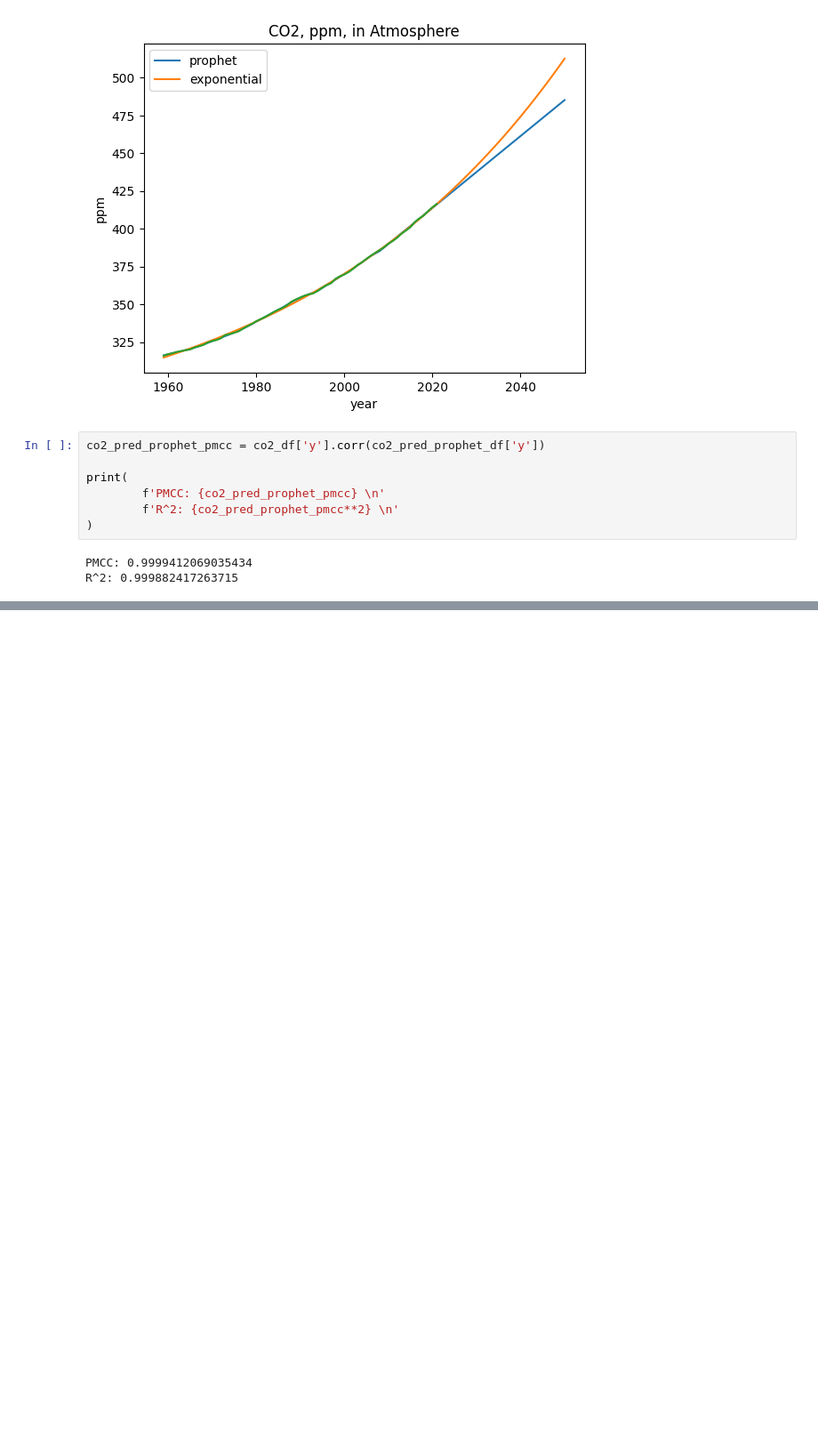
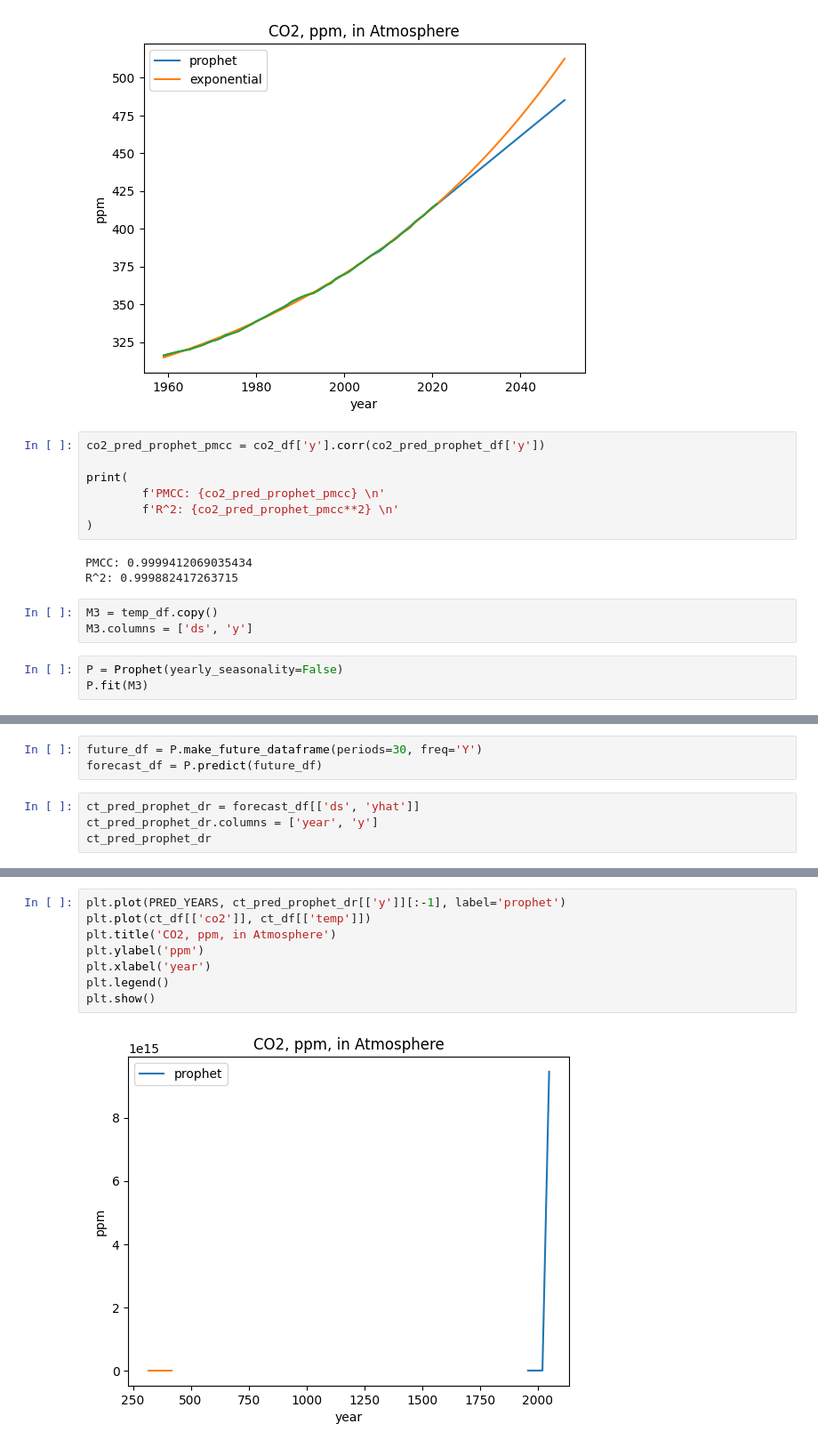
Before and after one commit to akioweh/The-HiMCM, a Jupyter notebook: py/main.ipynb, the cells around one changed output, grey strips where cells are left out. Shown at 89% size. Saved outputs shown, nothing was run; the diff lists cells and outputs as text; blank space fills up the shorter version.

```diff
--- a/py/main.ipynb
+++ b/py/main.ipynb
@@ -216,3 +216,9 @@ print(
 # %% [output]
 PMCC: 0.9999412069035434
 R^2: 0.999882417263715
+# %%
+M3 = temp_df.copy()
+M3.columns = ['ds', 'y']
+# %%
+P = Prophet(yearly_seasonality=False)
+P.fit(M3)
@@ -218,0 +229,7 @@ R^2: 0.999882417263715
+# %%
+future_df = P.make_future_dataframe(periods=30, freq='Y')
+forecast_df = P.predict(future_df)
+# %%
+ct_pred_prophet_dr = forecast_df[['ds', 'yhat']]
+ct_pred_prophet_dr.columns = ['year', 'y']
+ct_pred_prophet_dr
@@ -218,0 +250,10 @@ R^2: 0.999882417263715
+# %%
+plt.plot(PRED_YEARS, ct_pred_prophet_dr[['y']][:-1], label='prophet')
+plt.plot(ct_df[['co2']], ct_df[['temp']])
+plt.title('CO2, ppm, in Atmosphere')
+plt.ylabel('ppm')
+plt.xlabel('year')
+plt.legend()
+plt.show()
+# %% [output]
+[figure, added]
```
Also changed, not shown: parts of 2 cells of this notebook.
